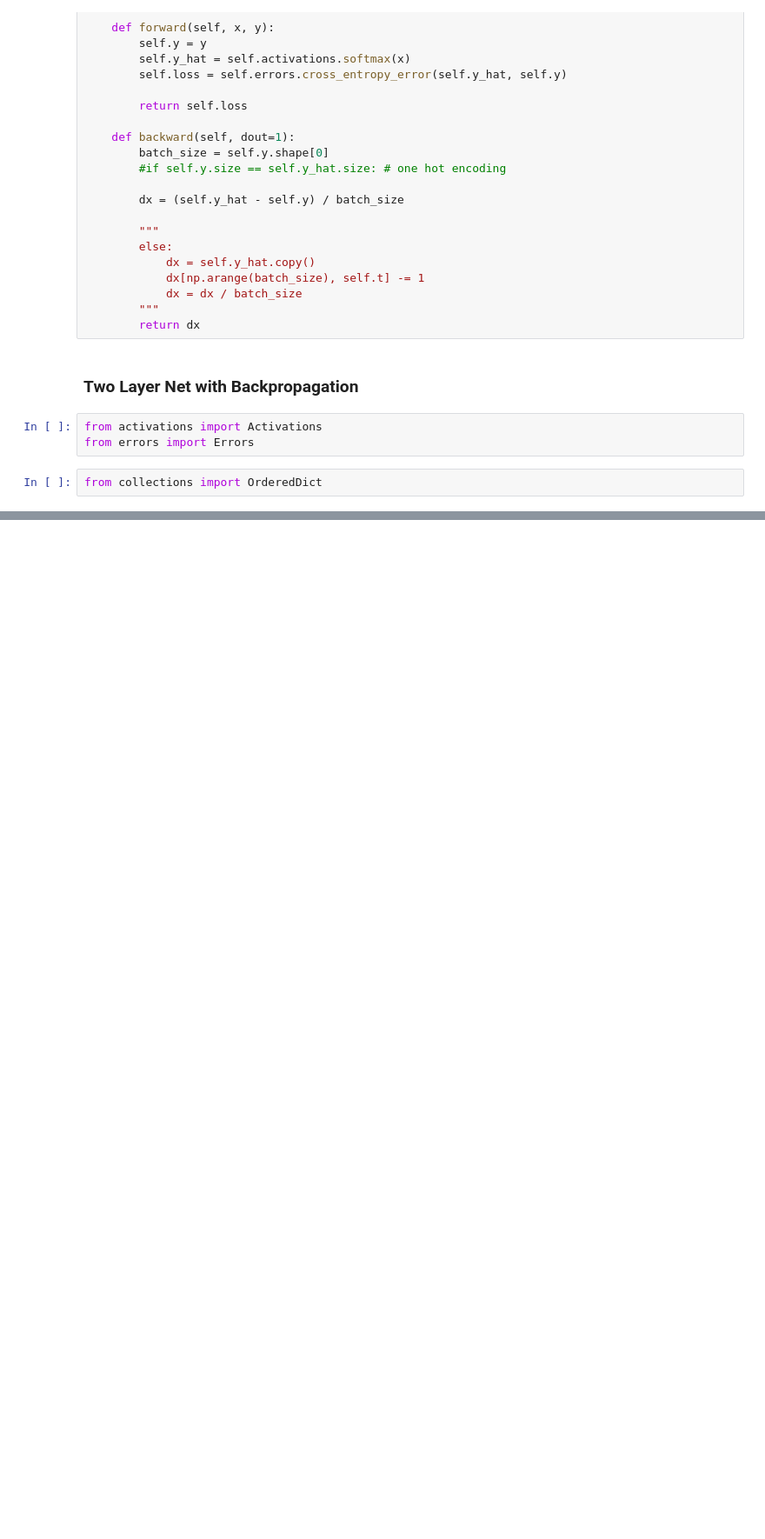
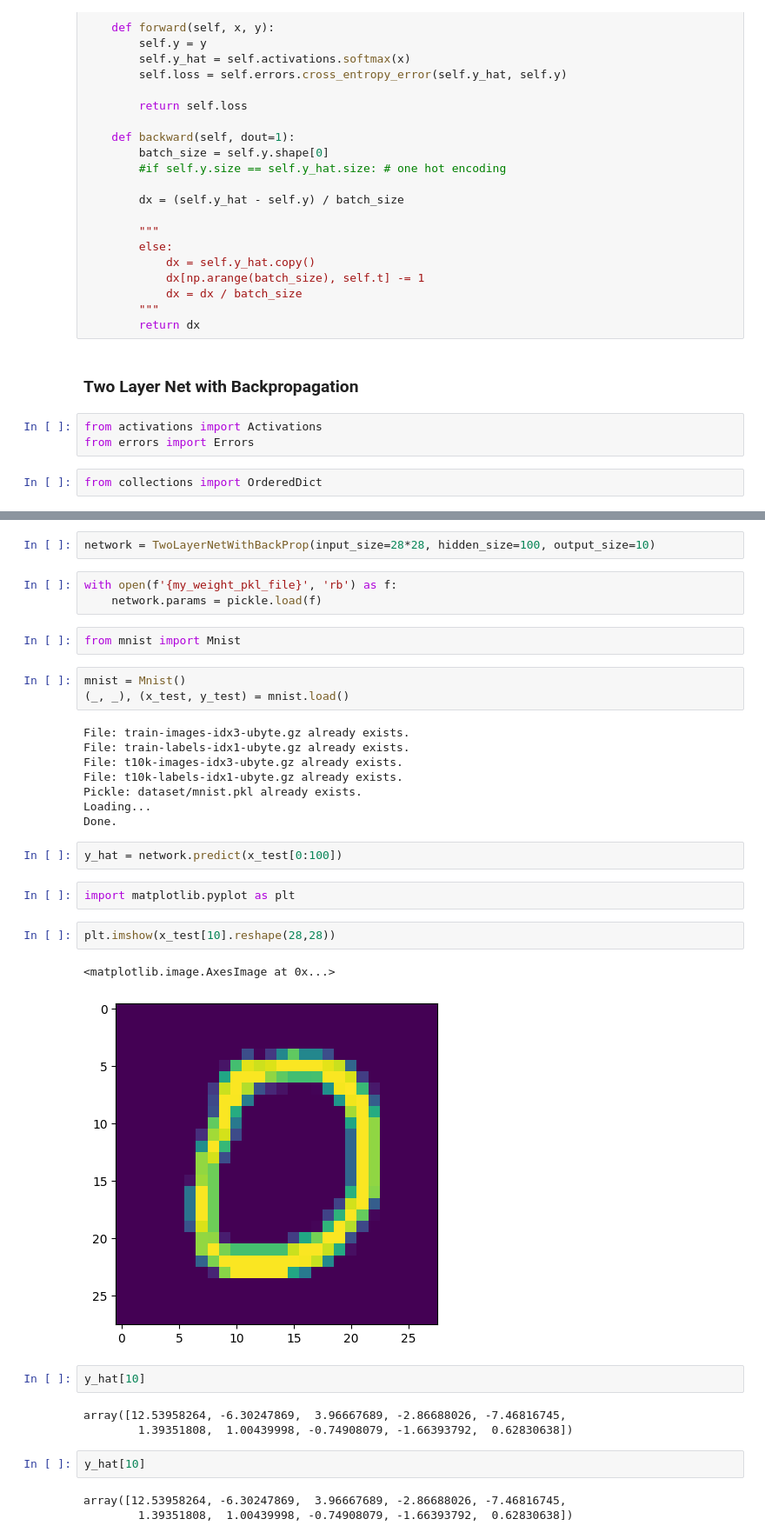
Before and after one commit to jrkwon/ece5831-2024-code, a Jupyter notebook: 06/module6.ipynb, the cells around one changed output, grey strips where cells are left out. Shown at 87% size. Saved outputs shown, nothing was run; the diff lists cells and outputs as text; blank space fills up the shorter version.

```diff
--- a/06/module6.ipynb
+++ b/06/module6.ipynb
@@ -686,0 +751,37 @@ SyntaxError: expected ':' (2848395530.py, line 23)
+# %%
+network = TwoLayerNetWithBackProp(input_size=28*28, hidden_size=100, output_size=10)
+# %%
+with open(f'{my_weight_pkl_file}', 'rb') as f:
+    network.params = pickle.load(f)
+# %%
+from mnist import Mnist
+# %%
+mnist = Mnist()
+(_, _), (x_test, y_test) = mnist.load()
+# %% [output]
+File: train-images-idx3-ubyte.gz already exists.
+File: train-labels-idx1-ubyte.gz already exists.
+File: t10k-images-idx3-ubyte.gz already exists.
+File: t10k-labels-idx1-ubyte.gz already exists.
+Pickle: dataset/mnist.pkl already exists.
+Loading...
+Done.
+# %%
+y_hat = network.predict(x_test[0:100])
+# %%
+import matplotlib.pyplot as plt
+# %%
+plt.imshow(x_test[10].reshape(28,28))
+# %% [output]
+<matplotlib.image.AxesImage at 0x...>
+[figure, added]
+# %%
+y_hat[10]
+# %% [output]
+array([12.53958264, -6.30247869,  3.96667689, -2.86688026, -7.46816745,
+        1.39351808,  1.00439998, -0.74908079, -1.66393792,  0.62830638])
+# %%
+y_hat[10]
+# %% [output]
+array([12.53958264, -6.30247869,  3.96667689, -2.86688026, -7.46816745,
+        1.39351808,  1.00439998, -0.74908079, -1.66393792,  0.62830638])
```
Also changed, not shown: parts of 16 cells of this notebook.
